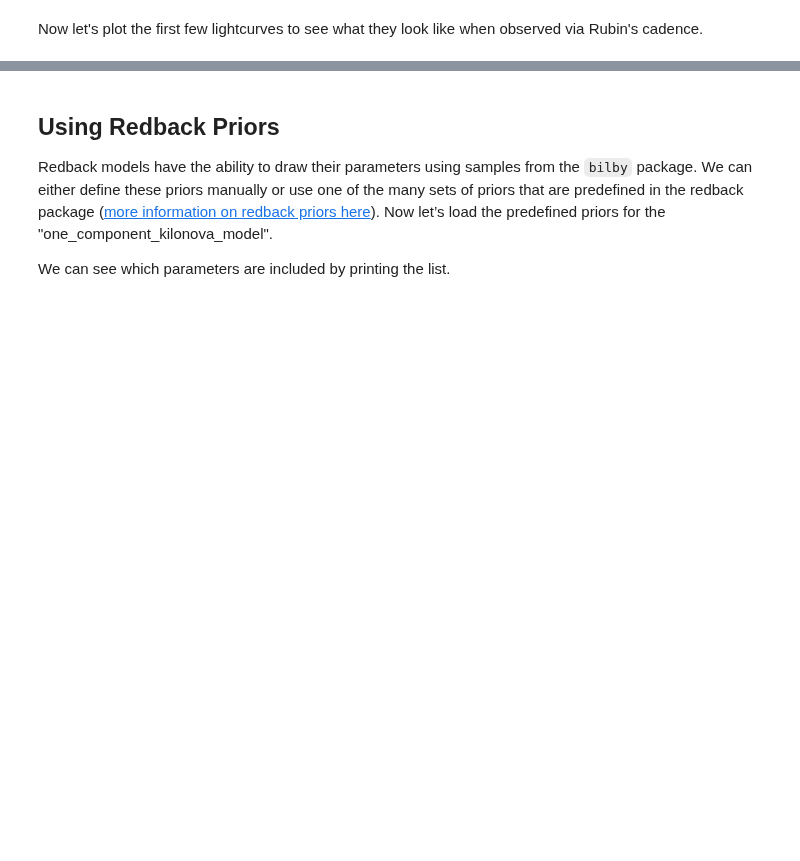
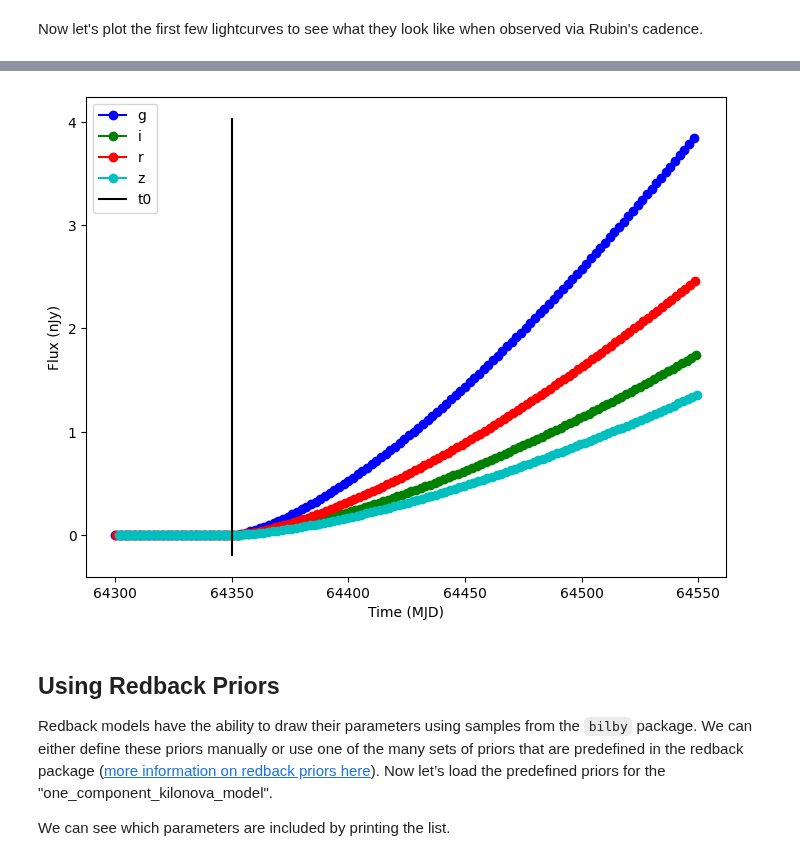
Before and after one commit to lincc-frameworks/tdastro, a Jupyter notebook: docs/notebooks/pre_executed/redback_example.ipynb, the cells around one changed output, grey strips where cells are left out. Cells and saved outputs as stored; diff of their text form; code cells hidden in the pictures; blank space fills up the shorter version.

```diff
--- a/docs/notebooks/pre_executed/redback_example.ipynb
+++ b/docs/notebooks/pre_executed/redback_example.ipynb
@@ -201,3 +207,34 @@ for idx in range(3):
+# %%
+# Set fixed parameters for this redback model.
+t0 = 64350.0
+parameters = { "mej": 0.05, "redshift": 0.05, "temperature_floor": 3000, "kappa": 1, "vej": 0.2, }
+source = RedbackWrapperModel(
+    rb_model,
+    parameters=parameters,  # Set ALL the redback model parameters
+    ra=0.0,  # Set other parameters
+    dec=-10.0,
+    t0=t0,
+    node_label="source",
+)
+state = source.sample_parameters(num_samples=1)
+
+# Simulate from 50 data before t0 to 200 days after.
+obs_times = np.arange(t0 - 50, t0 + 200, 0.5)
+obs_filters = [filters[i % 4] for i in range(len(obs_times))]
+bandfluxes_perfect = source.evaluate_bandfluxes(passband_group, obs_times, obs_filters, state)
+
+# Plot the lightcurves.
+ax = plot_lightcurves(
+    fluxes=bandfluxes_perfect,
+    times=obs_times,
+    fluxerrs=None,
+    filters=obs_filters,
+)
+ax.plot([t0, t0], ax.get_ylim(), "k-", label="t0")
+ax.legend()
+plt.show()
+# %% [output]
+[figure, added]
 # %% [markdown]
 ## Using Redback Priors
 
```
Also changed, not shown: parts of 6 cells of this notebook.
